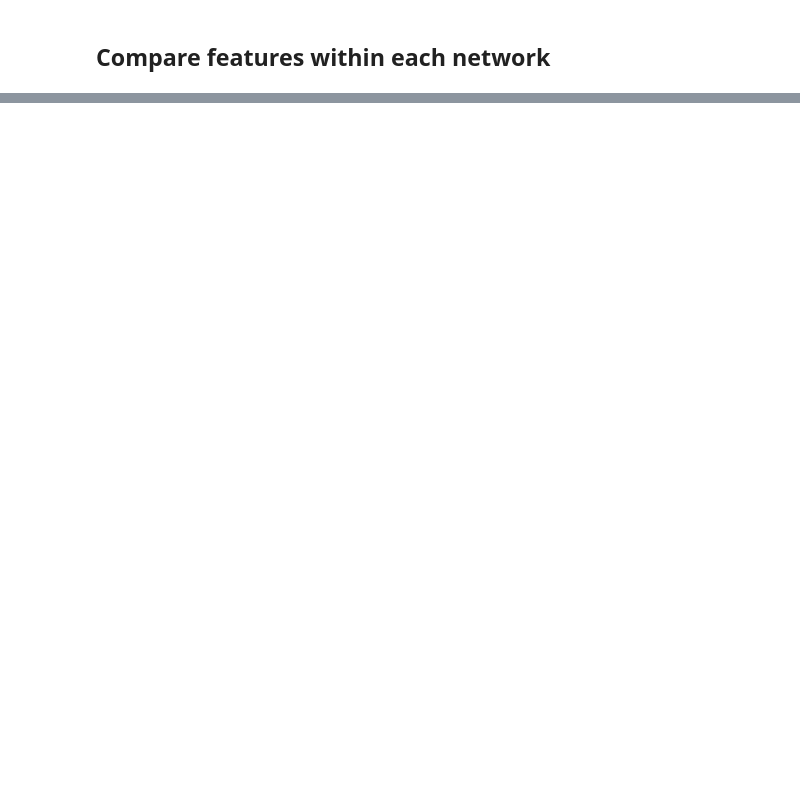
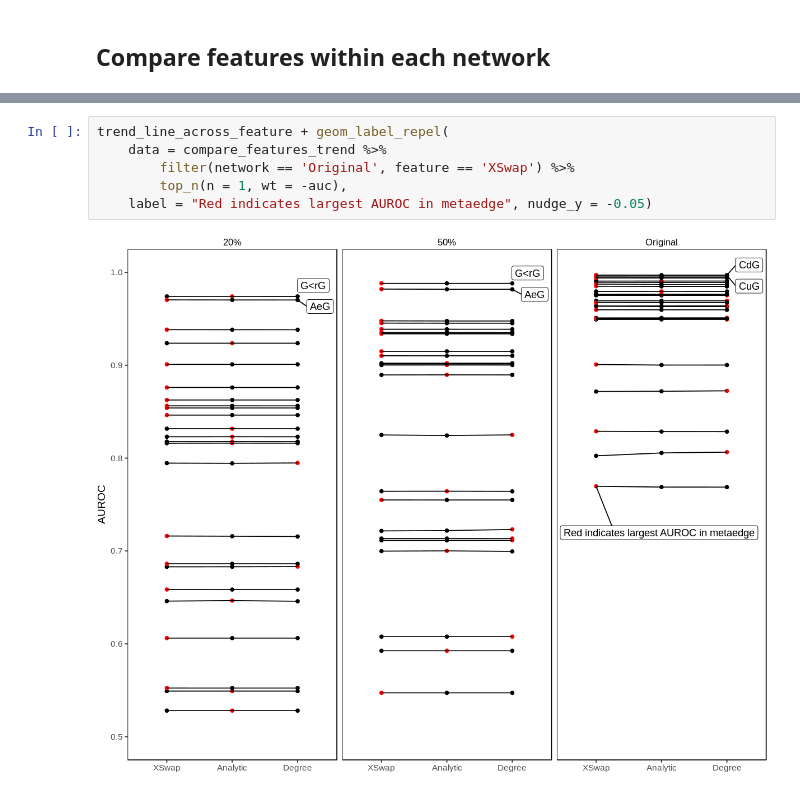
Before and after one commit to greenelab/xswap-analysis, a Jupyter notebook: nb/hetionet-prior/4.visualize.ipynb, the cells around one changed output, grey strips where cells are left out. Drawn from its saved outputs; the diff is of its cells as text; blank space fills up the shorter version.

```diff
--- a/nb/hetionet-prior/4.visualize.ipynb
+++ b/nb/hetionet-prior/4.visualize.ipynb
@@ -115,0 +105,8 @@ Warning message in bind_rows_(x, .id):
+# %%
+trend_line_across_feature + geom_label_repel(
+    data = compare_features_trend %>%
+        filter(network == 'Original', feature == 'XSwap') %>%
+        top_n(n = 1, wt = -auc),
+    label = "Red indicates largest AUROC in metaedge", nudge_y = -0.05)
+# %% [output]
+[figure, added]
```
Also changed, not shown: parts of 20 cells of this notebook, 14 other files.
